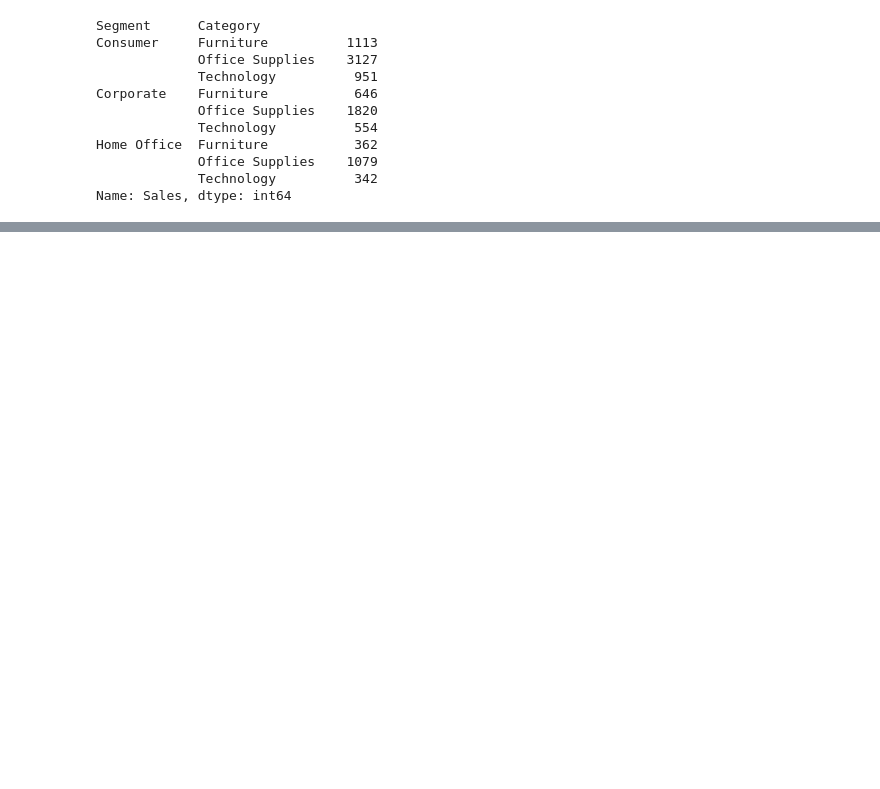
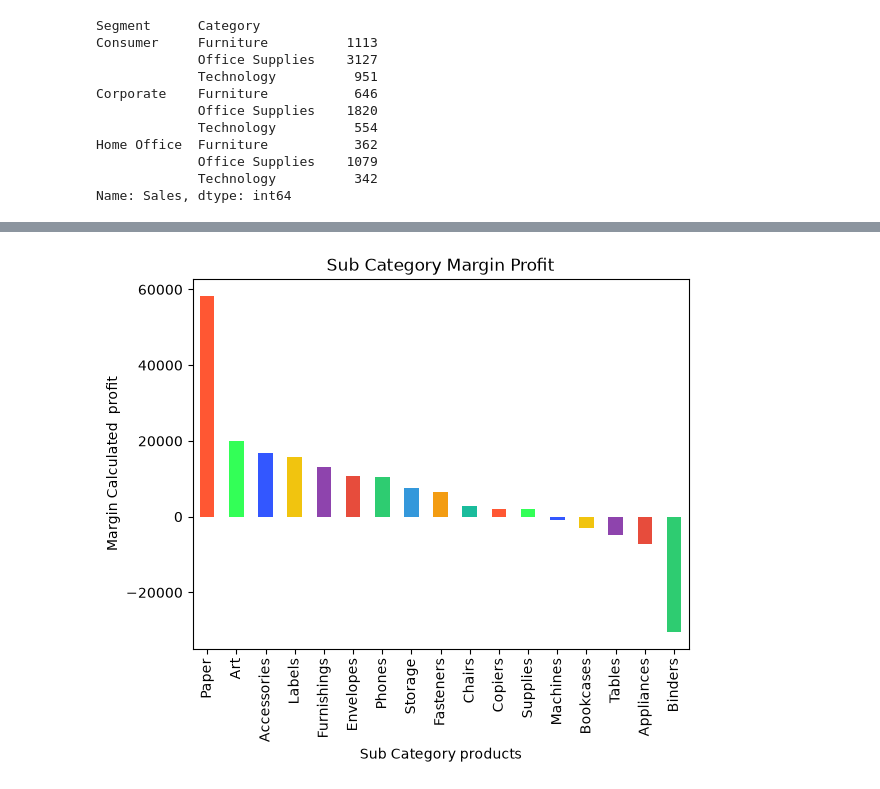
Before and after one commit to Fatima-Arain206/SOFTGROWTECH_INTERNSHIP_FINAL_PROJECT, a Jupyter notebook: Bussiness_DataAnalysisProject/Bussiness_Analysis.ipynb, the cells around one changed output, grey strips where cells are left out. Cells and saved outputs as stored; diff of their text form; code cells hidden in the pictures; blank space fills up the shorter version.

```diff
--- a/Bussiness_DataAnalysisProject/Bussiness_Analysis.ipynb
+++ b/Bussiness_DataAnalysisProject/Bussiness_Analysis.ipynb
@@ -622,0 +638,11 @@ plt.show()
+# %%
+# profit margin calculation
+df['Margin'] = (df['Profit']/df['Sales'])*100
+# %%
+df.groupby(['Sub-Category'])['Margin'].sum().sort_values(ascending=False).plot(kind='bar',color=colors)
+plt.title('Sub Category Margin Profit')
+plt.xlabel('Sub Category products')
+plt.ylabel('Margin Calculated  profit')
+plt.show()
+# %% [output]
+[figure, added]
```
Also changed, not shown: parts of 16 cells of this notebook.
